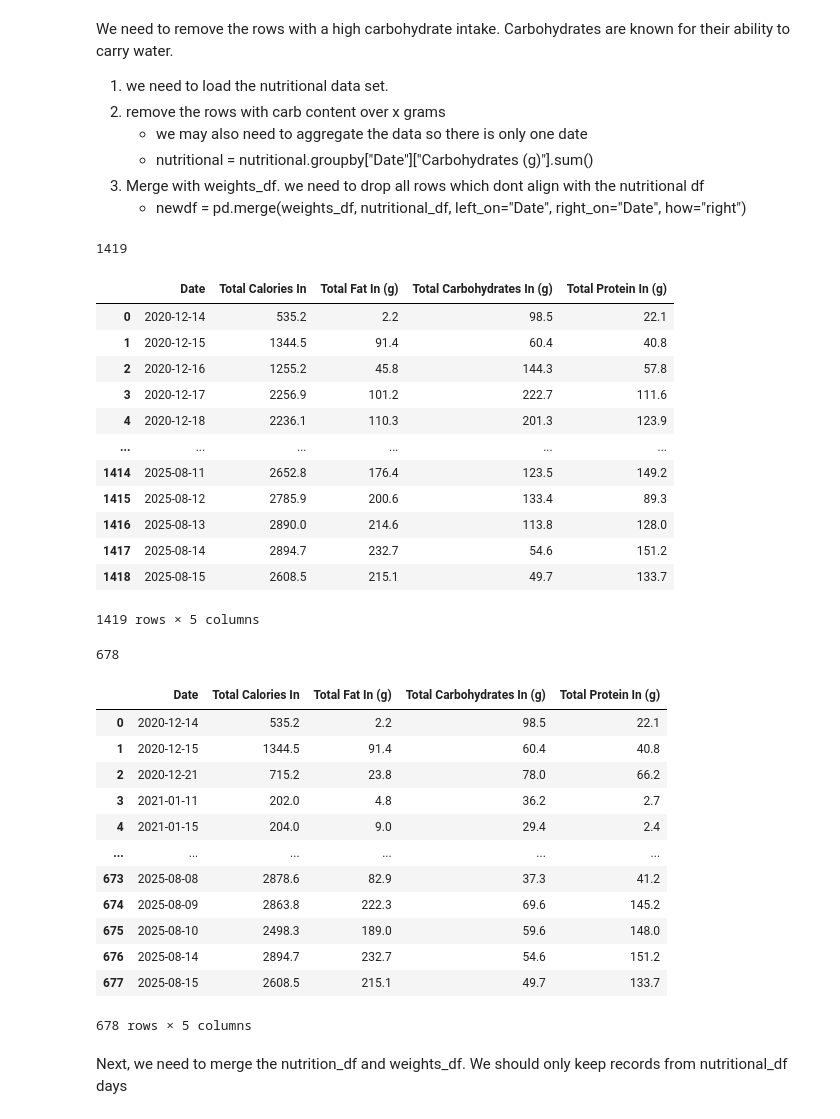
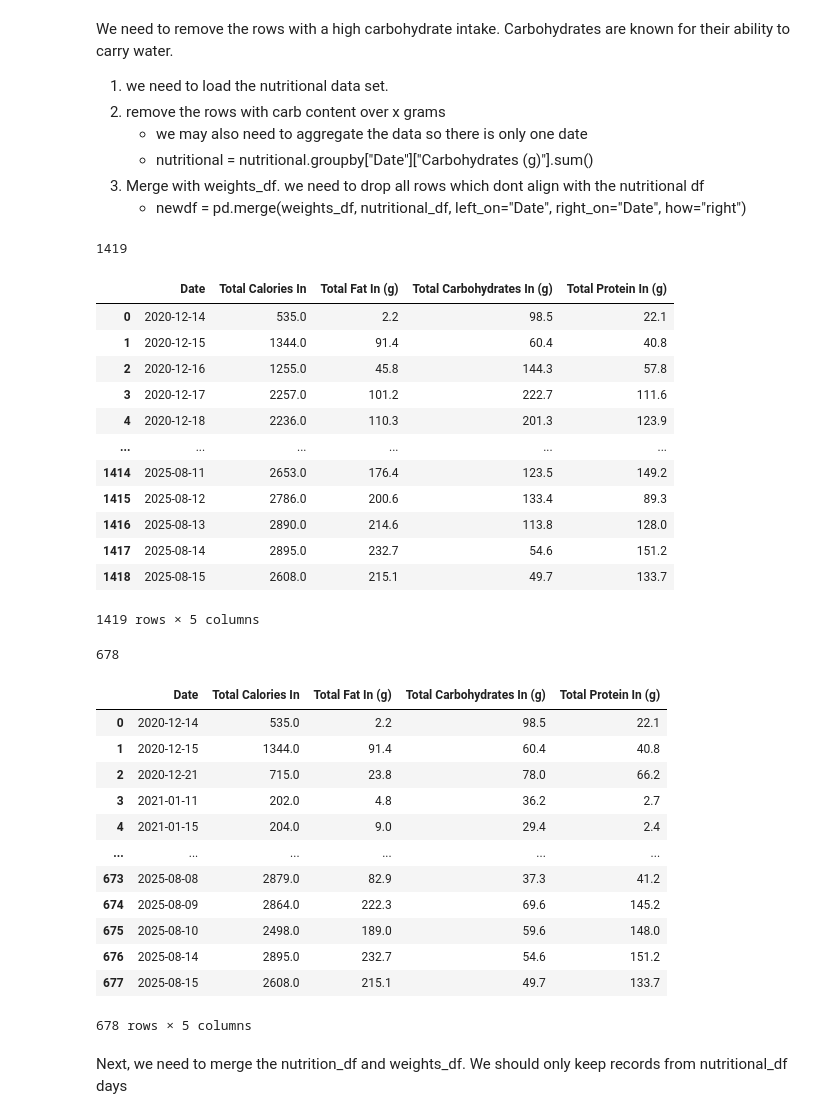
Before and after one commit to notxcharles/Body-Composition-Analysis, a Jupyter notebook: 4. Inferential analysis and Hypothesis testing/Prepare Dataset.ipynb, the cells around one changed output. Saved outputs shown, nothing was run; the diff lists cells and outputs as text; code cells hidden in the pictures.

Commit message:
Round Calories Values

```diff
--- a/4. Inferential analysis and Hypothesis testing/Prepare Dataset.ipynb
+++ b/4. Inferential analysis and Hypothesis testing/Prepare Dataset.ipynb
@@ -18,30 +18,30 @@ We need to remove the rows with a high carbohydrate intake. Carbohydrates are kn
 # %%
 nutrition_df["Date"] = pd.to_datetime(nutrition_df["Date"], errors="coerce", format="%Y-%m-%d")
 
-nutrition_df["Total Calories In"] = nutrition_df.groupby("Date")["Calories"].transform("sum")
+nutrition_df["Total Calories In"] = np.round(nutrition_df.groupby("Date")["Calories"].transform("sum"))
 nutrition_df["Total Fat In (g)"] = nutrition_df.groupby("Date")["Fat (g)"].transform("sum")
 nutrition_df["Total Carbohydrates In (g)"] = nutrition_df.groupby("Date")["Carbohydrates (g)"].transform("sum")
 nutrition_df["Total Protein In (g)"] = nutrition_df.groupby("Date")["Protein (g)"].transform("sum")
 
 nutrition_df = nutrition_df[["Date", "Total Calories In", "Total Fat In (g)", "Total Carbohydrates In (g)", "Total Protein In (g)"]]
 nutrition_df = nutrition_df.drop_duplicates(subset="Date").reset_index(drop=True)
 total_records = len(nutrition_df)
 print(total_records)
 nutrition_df
 # %% [output]
 1419
 |  | Date | Total Calories In | Total Fat In (g) | Total Carbohydrates In (g) | Total Protein In (g) |
-| 0 | 2020-12-14 | 535.2 | 2.2 | 98.5 | 22.1 |
-| 1 | 2020-12-15 | 1344.5 | 91.4 | 60.4 | 40.8 |
-| 2 | 2020-12-16 | 1255.2 | 45.8 | 144.3 | 57.8 |
-| 3 | 2020-12-17 | 2256.9 | 101.2 | 222.7 | 111.6 |
-| 4 | 2020-12-18 | 2236.1 | 110.3 | 201.3 | 123.9 |
+| 0 | 2020-12-14 | 535.0 | 2.2 | 98.5 | 22.1 |
+| 1 | 2020-12-15 | 1344.0 | 91.4 | 60.4 | 40.8 |
+| 2 | 2020-12-16 | 1255.0 | 45.8 | 144.3 | 57.8 |
+| 3 | 2020-12-17 | 2257.0 | 101.2 | 222.7 | 111.6 |
+| 4 | 2020-12-18 | 2236.0 | 110.3 | 201.3 | 123.9 |
 | ... | ... | ... | ... | ... | ... |
-| 1414 | 2025-08-11 | 2652.8 | 176.4 | 123.5 | 149.2 |
-| 1415 | 2025-08-12 | 2785.9 | 200.6 | 133.4 | 89.3 |
+| 1414 | 2025-08-11 | 2653.0 | 176.4 | 123.5 | 149.2 |
+| 1415 | 2025-08-12 | 2786.0 | 200.6 | 133.4 | 89.3 |
 | 1416 | 2025-08-13 | 2890.0 | 214.6 | 113.8 | 128.0 |
-| 1417 | 2025-08-14 | 2894.7 | 232.7 | 54.6 | 151.2 |
-| 1418 | 2025-08-15 | 2608.5 | 215.1 | 49.7 | 133.7 |
+| 1417 | 2025-08-14 | 2895.0 | 232.7 | 54.6 | 151.2 |
+| 1418 | 2025-08-15 | 2608.0 | 215.1 | 49.7 | 133.7 |
 1419 rows × 5 columns
 # %%
 # Drop rows over x total carbs
@@ -54,17 +54,17 @@ nutrition_df
 # %% [output]
 678
 |  | Date | Total Calories In | Total Fat In (g) | Total Carbohydrates In (g) | Total Protein In (g) |
-| 0 | 2020-12-14 | 535.2 | 2.2 | 98.5 | 22.1 |
-| 1 | 2020-12-15 | 1344.5 | 91.4 | 60.4 | 40.8 |
-| 2 | 2020-12-21 | 715.2 | 23.8 | 78.0 | 66.2 |
+| 0 | 2020-12-14 | 535.0 | 2.2 | 98.5 | 22.1 |
+| 1 | 2020-12-15 | 1344.0 | 91.4 | 60.4 | 40.8 |
+| 2 | 2020-12-21 | 715.0 | 23.8 | 78.0 | 66.2 |
 | 3 | 2021-01-11 | 202.0 | 4.8 | 36.2 | 2.7 |
 | 4 | 2021-01-15 | 204.0 | 9.0 | 29.4 | 2.4 |
 | ... | ... | ... | ... | ... | ... |
-| 673 | 2025-08-08 | 2878.6 | 82.9 | 37.3 | 41.2 |
-| 674 | 2025-08-09 | 2863.8 | 222.3 | 69.6 | 145.2 |
-| 675 | 2025-08-10 | 2498.3 | 189.0 | 59.6 | 148.0 |
-| 676 | 2025-08-14 | 2894.7 | 232.7 | 54.6 | 151.2 |
-| 677 | 2025-08-15 | 2608.5 | 215.1 | 49.7 | 133.7 |
+| 673 | 2025-08-08 | 2879.0 | 82.9 | 37.3 | 41.2 |
+| 674 | 2025-08-09 | 2864.0 | 222.3 | 69.6 | 145.2 |
+| 675 | 2025-08-10 | 2498.0 | 189.0 | 59.6 | 148.0 |
+| 676 | 2025-08-14 | 2895.0 | 232.7 | 54.6 | 151.2 |
+| 677 | 2025-08-15 | 2608.0 | 215.1 | 49.7 | 133.7 |
 678 rows × 5 columns
 # %% [markdown]
 Next, we need to merge the nutrition_df and weights_df. We should only keep records from nutritional_df days
```
Also changed, not shown: parts of 7 cells of this notebook, 2 other files.
